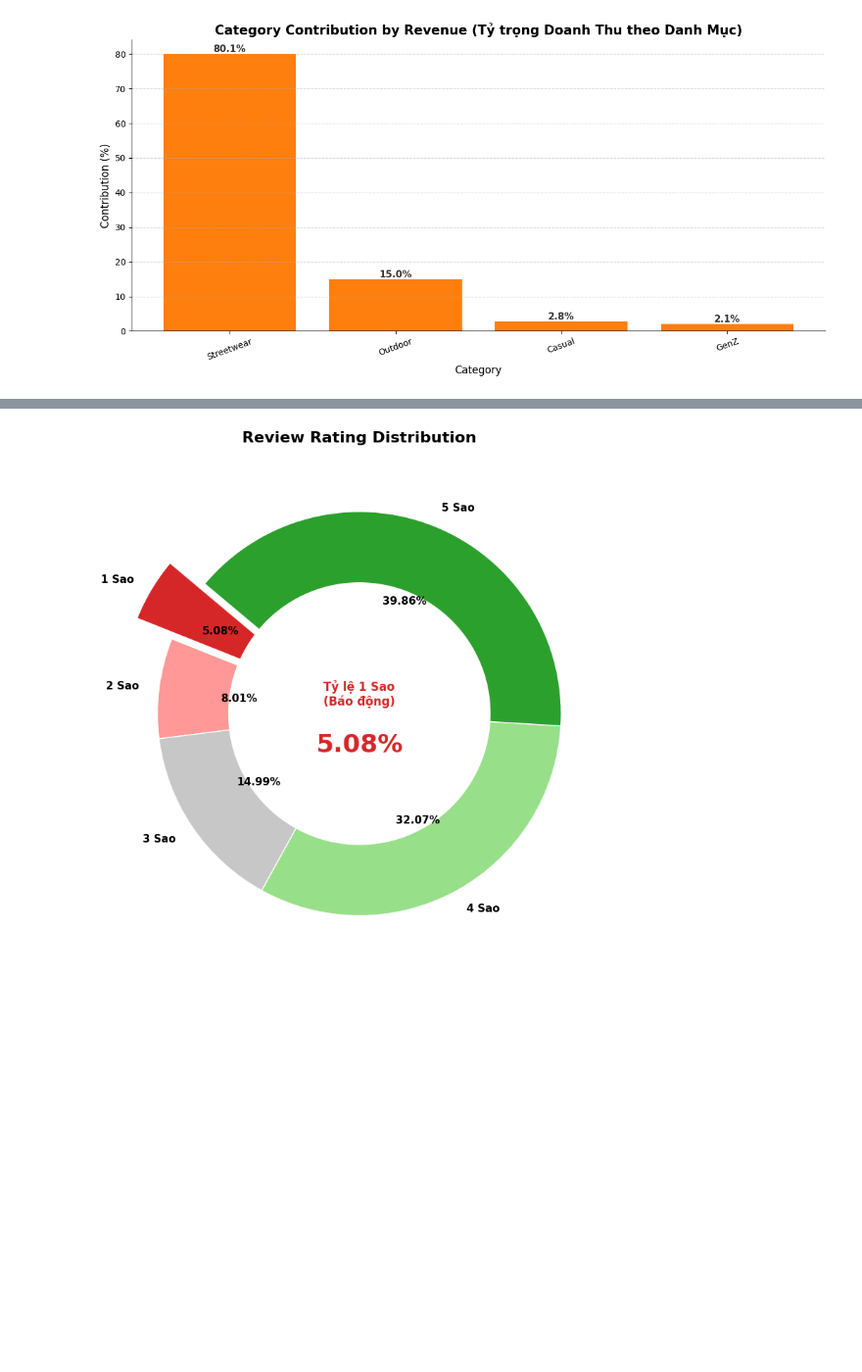
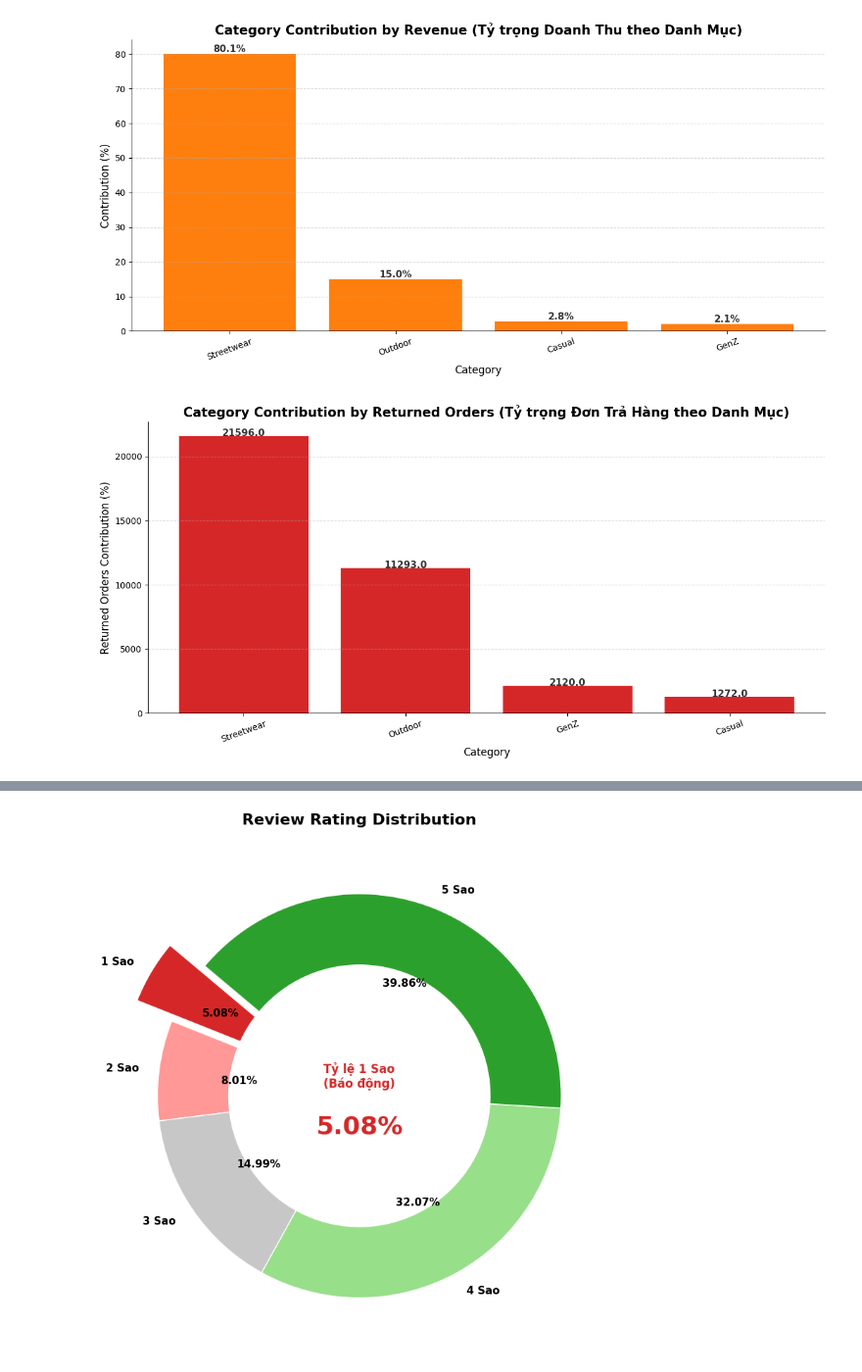
Before and after one commit to bee1zebub05/datathon-2026, a Jupyter notebook: DB2_Products.ipynb, the cells around one changed output, grey strips where cells are left out. Shown at 98% size. Cells and saved outputs as stored; diff of their text form; code cells hidden in the pictures; blank space fills up the shorter version.

Commit message:
DB2 Return

```diff
--- a/DB2_Products.ipynb
+++ b/DB2_Products.ipynb
@@ -47,3 +47,46 @@ plt.tight_layout()
 plt.show()
 # %% [output]
 [figure]
+# %%
+import pandas as pd
+import matplotlib.pyplot as plt
+
+# 1. Đọc dữ liệu
+BASE_DATA = "data/"
+products = pd.read_csv(BASE_DATA + 'products.csv')
+# Thay file order_items bằng file returns (Chứa dữ liệu trả hàng)
+returns = pd.read_csv(BASE_DATA + 'returns.csv')
+
+# 2. Merge dữ liệu để lấy tên Category cho từng sản phẩm bị trả lại
+returns_merged = returns.merge(products[['product_id', 'category']], on='product_id', how='inner')
+
+# 3. Đếm số lượng đơn hàng bị trả (Số Order Return) theo từng Category
+# Sử dụng 'nunique' trên order_id để đếm chính xác số bill có chứa mặt hàng bị trả đi
+category_returns = returns_merged.groupby('category')['order_id'].nunique().sort_values(ascending=False)
+
+# ==========================================
+# Vẽ biểu đồ Bar Chart Percentage
+# ==========================================
+plt.figure(figsize=(12, 6))
+# Đổi màu sang Đỏ (#d62728) để cảnh báo việc Trả hàng (Returns)
+bars = plt.bar(category_returns.index, category_returns.values, color='#d62728')
+
+# Thêm số % lên đầu mỗi cột
+for bar in bars:
+    yval = bar.get_height()
+    plt.text(bar.get_x() + bar.get_width()/2, yval + 0.3, f'{yval:.1f}', ha='center', fontsize=11, fontweight='bold', color='#333333')
+
+plt.title('Category Contribution by Returned Orders (Tỷ trọng Đơn Trả Hàng theo Danh Mục)', fontsize=15, fontweight='bold')
+plt.xlabel('Category', fontsize=12)
+plt.ylabel('Returned Orders Contribution (%)', fontsize=12)
+plt.xticks(rotation=20)
+plt.grid(axis='y', linestyle='--', alpha=0.5)
+
+# Bỏ viền thừa của biểu đồ cho thiết kế thanh thoát hơn
+plt.gca().spines['top'].set_visible(False)
+plt.gca().spines['right'].set_visible(False)
+
+plt.tight_layout()
+plt.show()
+# %% [output]
+[figure, added]
```
Also changed, not shown: parts of 1 cell of this notebook.
